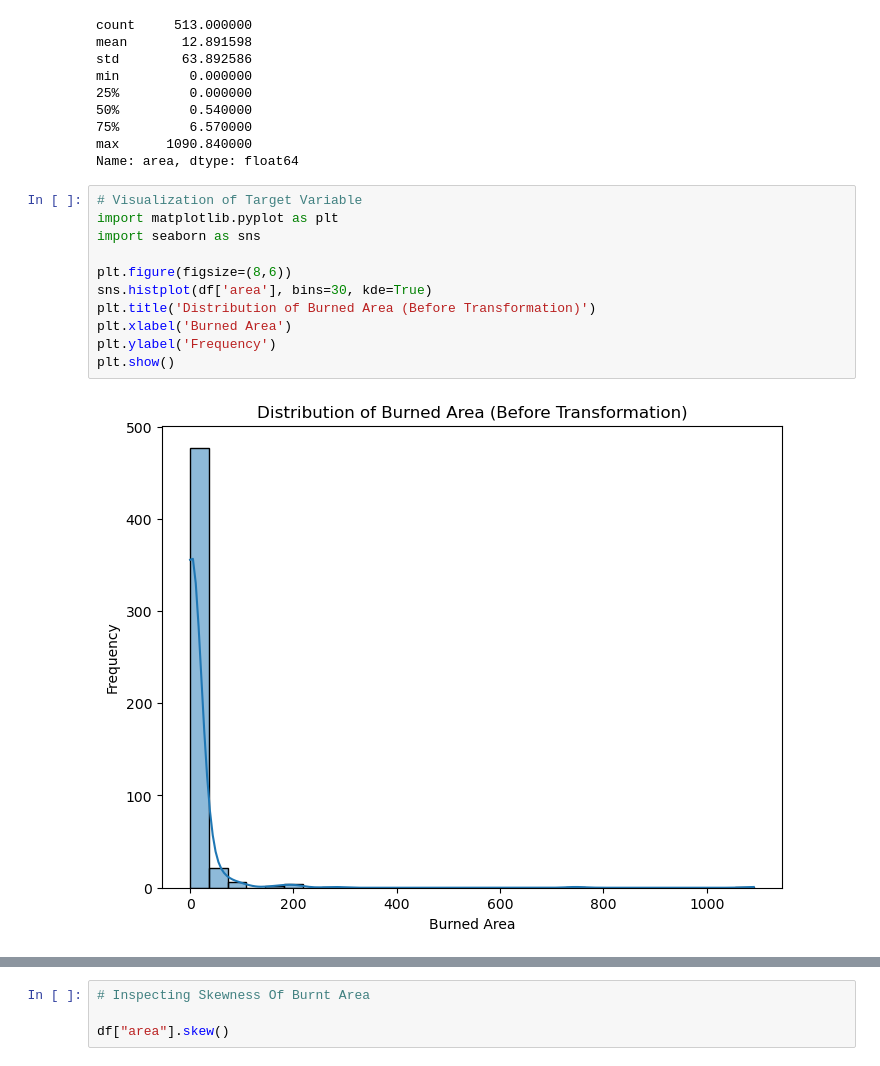
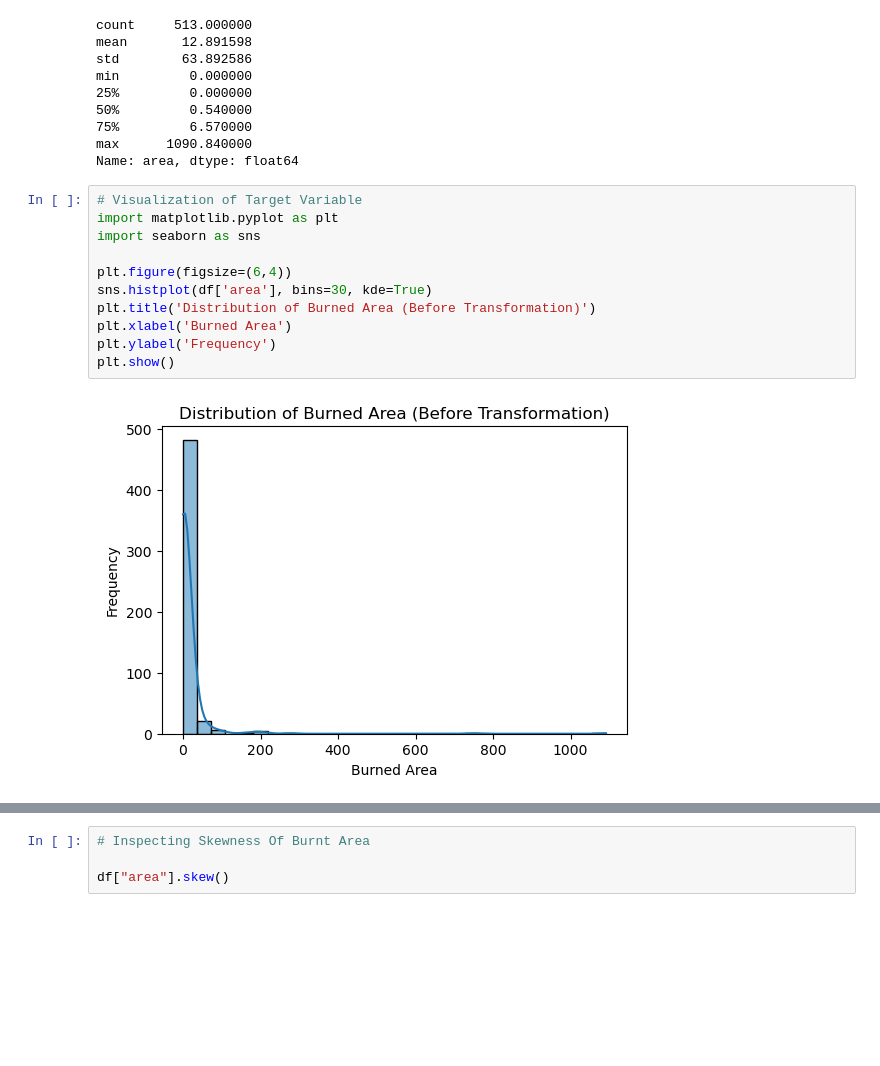
Before and after one commit to Oluwatosin-Simeon/wildfire-risk-analysis, a Jupyter notebook: wildfire-risk-analysis/notebook/wildfire-analysis2 .ipynb, the cells around one changed output, grey strips where cells are left out. Saved outputs shown, nothing was run; the diff lists cells and outputs as text; blank space fills up the shorter version.

```diff
--- a/wildfire-risk-analysis/notebook/wildfire-analysis2 .ipynb
+++ b/wildfire-risk-analysis/notebook/wildfire-analysis2 .ipynb
@@ -205,15 +220,15 @@ Name: area, dtype: float64
 # %%
 # Visualization of Target Variable
 import matplotlib.pyplot as plt
 import seaborn as sns
 
-plt.figure(figsize=(8,6))
+plt.figure(figsize=(6,4))
 sns.histplot(df['area'], bins=30, kde=True)
 plt.title('Distribution of Burned Area (Before Transformation)')
 plt.xlabel('Burned Area')
 plt.ylabel('Frequency')
 plt.show()
 # %% [output]
-[figure, old version]
+[figure, new version]
 # %%
 # Checking For Outliers (Extreme Values that deviate significantly from the rest of a dataset in a distribution)
```
Also changed, not shown: parts of 68 cells of this notebook, 2 other files.
